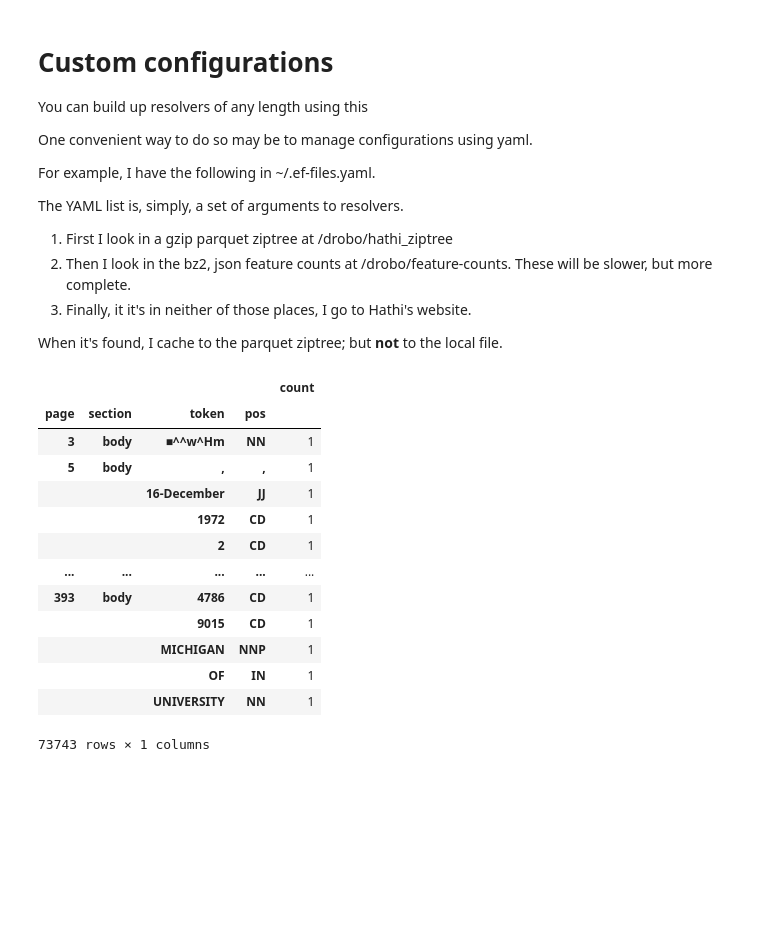
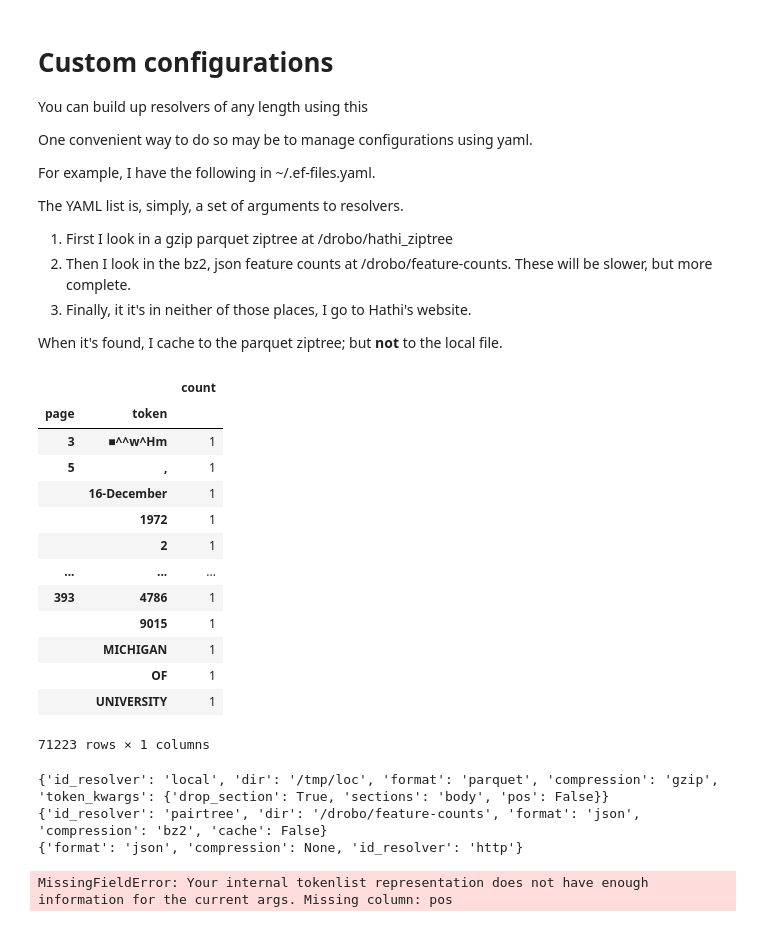
Before and after one commit to htrc/htrc-feature-reader, a Jupyter notebook: examples/Accessing volumes by ids.ipynb, the cells around one changed output. Cells and saved outputs as stored; diff of their text form; code cells hidden in the pictures; blank space fills up the shorter version.

```diff
--- a/examples/Accessing volumes by ids.ipynb
+++ b/examples/Accessing volumes by ids.ipynb
@@ -108,5 +113,5 @@ When working with millions of files, some systems start to run out of inodes. He
 # %%
-sample_dir = Path(tempfile.tempdir, "test_zipdir")
+sample_dir = Path(tempfile.gettempdir(), "test_zipdir")
 import shutil
 if sample_dir.exists():
     shutil.rmtree(sample_dir)
@@ -401,53 +410,84 @@ When it's found, I cache to the parquet ziptree; but **not** to the local file.
 import yaml
 s = """
 -
-  id_resolver: ziptree
-  dir: /drobo/hathi_ziptree
+  id_resolver: local
+  dir: /tmp/loc
   format: parquet
   compression: gzip
+  token_kwargs:
+    drop_section: true
+    sections: body
+    pos: false
 -
   id_resolver: pairtree
   dir: /drobo/feature-counts
   format: json
   compression: bz2
   cache: false
 -
   format: json
   compression: null
   id_resolver: "http"
 """
+
 config = yaml.load(s, yaml.SafeLoader)
+p = Path(config[0]['dir'])
+if p.exists():
+    shutil.rmtree(p)
+p.mkdir()
 
 def resolver_factory(id_resolver, **kwargs):
     return htrc_features.resolvers.resolver_nicknames[id_resolver](**kwargs)
 
 def combine_resolvers(l):
     assert(len(l) >= 2)
     first = l[0]
     rest = l[1:]
     if len(rest) > 1:
         second_choice = combine_resolvers(rest)
     else:
         second_choice = resolver_factory(**rest[0])
     with_fallback = caching.make_fallback_resolver(first['id_resolver'], second_choice, cache = first.get("cache", True))
     del first['id_resolver']
     return with_fallback(**first)
 
+
+
 bens_resolver = combine_resolvers(config)
+Volume(id="mdp.39015012434786", id_resolver = bens_resolver).tokenlist(pos=False, section="default")
+# %% [output]
+|  |  | count |
+| page | token |  |
+| 3 | ■^^w^Hm | 1 |
+| 5 | , | 1 |
+|  | 16-December | 1 |
+|  | 1972 | 1 |
+|  | 2 | 1 |
+| ... | ... | ... |
+| 393 | 4786 | 1 |
+|  | 9015 | 1 |
+|  | MICHIGAN | 1 |
+|  | OF | 1 |
+|  | UNIVERSITY | 1 |
+71223 rows × 1 columns
+# %%
+def separate_resolvers(l):
+    out = []
+    for elem in l:
+        print (elem)
+        r = htrc_features.resolvers.resolver_nicknames[elem['id_resolver']](**elem)
+        out.append(
+        r
+        )
+    return out
+config = yaml.load(s, yaml.SafeLoader)
+
+components = separate_resolvers(config)
+# %% [output]
+{'id_resolver': 'local', 'dir': '/tmp/loc', 'format': 'parquet', 'compression': 'gzip', 'token_kwargs': {'drop_section': True, 'sections': 'body', 'pos': False}}
+{'id_resolver': 'pairtree', 'dir': '/drobo/feature-counts', 'format': 'json', 'compression': 'bz2', 'cache': False}
+{'format': 'json', 'compression': None, 'id_resolver': 'http'}
 # %%
-Volume('mdp.39015012434786', id_resolver = bens_resolver).tokenlist()
+Volume(id="mdp.39015012434786", id_resolver = bens_resolver).tokenlist()
 # %% [output]
-|  |  |  |  | count |
-| page | section | token | pos |  |
-| 3 | body | ■^^w^Hm | NN | 1 |
-| 5 | body | , | , | 1 |
-|  |  | 16-December | JJ | 1 |
-|  |  | 1972 | CD | 1 |
-|  |  | 2 | CD | 1 |
-| ... | ... | ... | ... | ... |
-| 393 | body | 4786 | CD | 1 |
-|  |  | 9015 | CD | 1 |
-|  |  | MICHIGAN | NNP | 1 |
-|  |  | OF | IN | 1 |
-|  |  | UNIVERSITY | NN | 1 |
-73743 rows × 1 columns
+MissingFieldError: Your internal tokenlist representation does not have enough information for the current args. Missing column: pos
```
Also changed, not shown: parts of 12 cells of this notebook, 6 other files.
